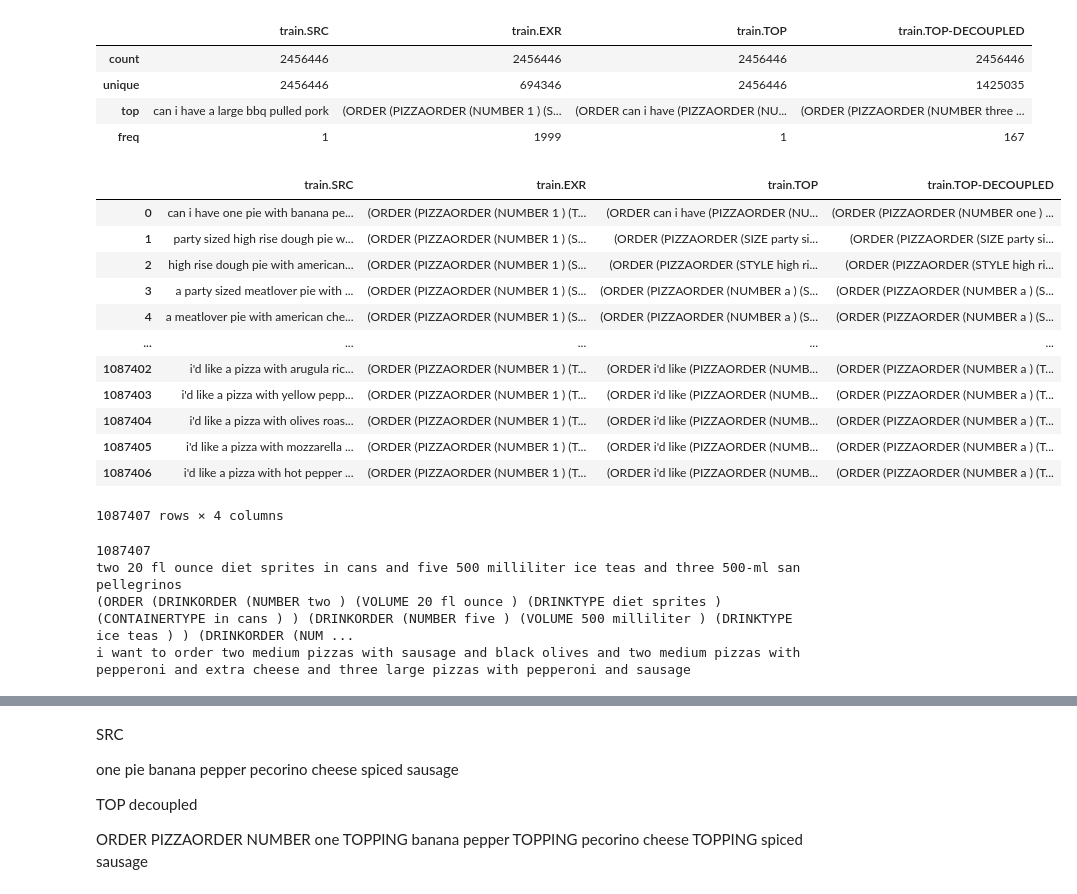
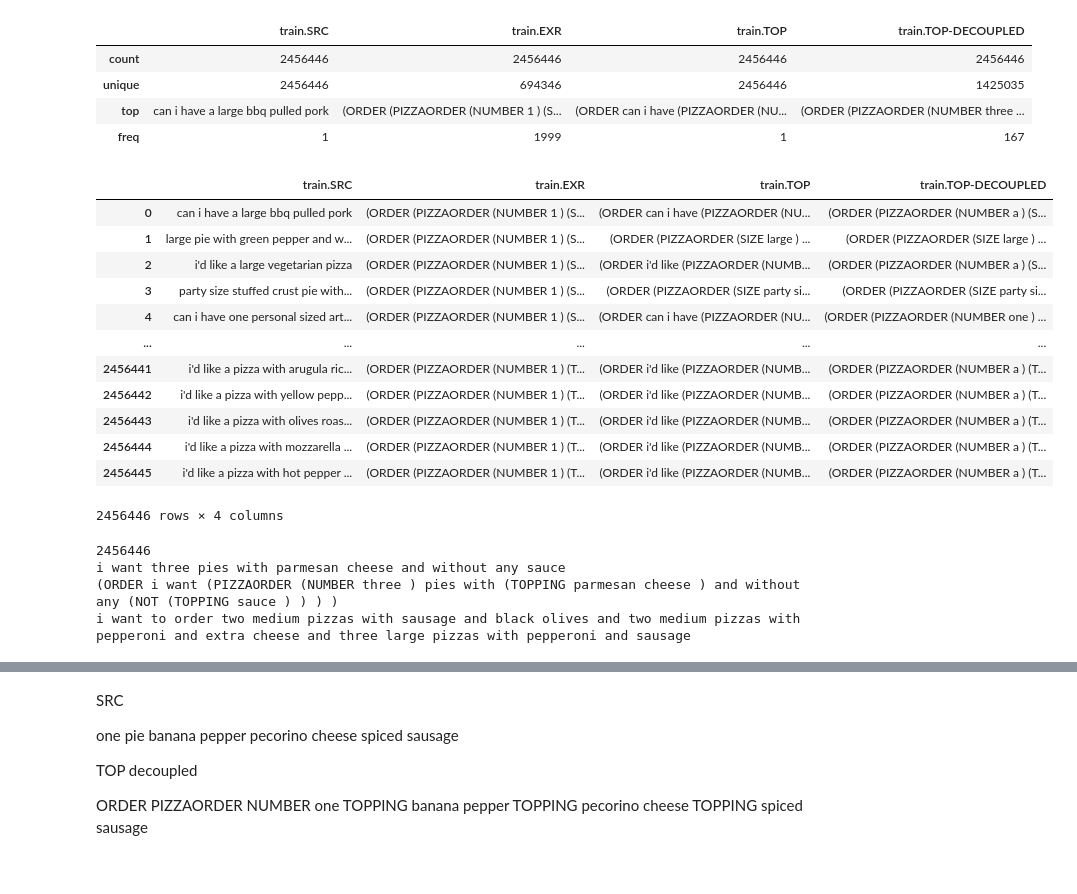
Before and after one commit to IbraheimTarek/NER-Project, a Jupyter notebook: notebooks/Bilstm_model.ipynb, the cells around one changed output, grey strips where cells are left out. Drawn from its saved outputs; the diff is of its cells as text; code cells hidden in the pictures.

```diff
--- a/notebooks/Bilstm_model.ipynb
+++ b/notebooks/Bilstm_model.ipynb
@@ -54,25 +54,25 @@ df.describe()
 | top | can i have a large bbq pulled pork | (ORDER (PIZZAORDER (NUMBER 1 ) (S... | (ORDER can i have (PIZZAORDER (NU... | (ORDER (PIZZAORDER (NUMBER three ... |
 | freq | 1 | 1999 | 1 | 167 |
 # %%
-unique_exr = df['train.TOP-DECOUPLED'].value_counts()[df['train.TOP-DECOUPLED'].value_counts() == 1].index
+unique_exr = df['train.TOP'].value_counts()[df['train.TOP'].value_counts() == 1].index
 
 # Filter rows where 'train.EXR' is unique
-unique_related_dataset = df[df['train.TOP-DECOUPLED'].isin(unique_exr)].reset_index(drop=True)
+unique_related_dataset = df[df['train.TOP'].isin(unique_exr)].reset_index(drop=True)
 unique_related_dataset
 # %% [output]
 |  | train.SRC | train.EXR | train.TOP | train.TOP-DECOUPLED |
-| 0 | can i have one pie with banana pe... | (ORDER (PIZZAORDER (NUMBER 1 ) (T... | (ORDER can i have (PIZZAORDER (NU... | (ORDER (PIZZAORDER (NUMBER one ) ... |
-| 1 | party sized high rise dough pie w... | (ORDER (PIZZAORDER (NUMBER 1 ) (S... | (ORDER (PIZZAORDER (SIZE party si... | (ORDER (PIZZAORDER (SIZE party si... |
-| 2 | high rise dough pie with american... | (ORDER (PIZZAORDER (NUMBER 1 ) (S... | (ORDER (PIZZAORDER (STYLE high ri... | (ORDER (PIZZAORDER (STYLE high ri... |
-| 3 | a party sized meatlover pie with ... | (ORDER (PIZZAORDER (NUMBER 1 ) (S... | (ORDER (PIZZAORDER (NUMBER a ) (S... | (ORDER (PIZZAORDER (NUMBER a ) (S... |
-| 4 | a meatlover pie with american che... | (ORDER (PIZZAORDER (NUMBER 1 ) (S... | (ORDER (PIZZAORDER (NUMBER a ) (S... | (ORDER (PIZZAORDER (NUMBER a ) (S... |
+| 0 | can i have a large bbq pulled pork | (ORDER (PIZZAORDER (NUMBER 1 ) (S... | (ORDER can i have (PIZZAORDER (NU... | (ORDER (PIZZAORDER (NUMBER a ) (S... |
+| 1 | large pie with green pepper and w... | (ORDER (PIZZAORDER (NUMBER 1 ) (S... | (ORDER (PIZZAORDER (SIZE large ) ... | (ORDER (PIZZAORDER (SIZE large ) ... |
+| 2 | i'd like a large vegetarian pizza | (ORDER (PIZZAORDER (NUMBER 1 ) (S... | (ORDER i'd like (PIZZAORDER (NUMB... | (ORDER (PIZZAORDER (NUMBER a ) (S... |
+| 3 | party size stuffed crust pie with... | (ORDER (PIZZAORDER (NUMBER 1 ) (S... | (ORDER (PIZZAORDER (SIZE party si... | (ORDER (PIZZAORDER (SIZE party si... |
+| 4 | can i have one personal sized art... | (ORDER (PIZZAORDER (NUMBER 1 ) (S... | (ORDER can i have (PIZZAORDER (NU... | (ORDER (PIZZAORDER (NUMBER one ) ... |
 | ... | ... | ... | ... | ... |
-| 1087402 | i'd like a pizza with arugula ric... | (ORDER (PIZZAORDER (NUMBER 1 ) (T... | (ORDER i'd like (PIZZAORDER (NUMB... | (ORDER (PIZZAORDER (NUMBER a ) (T... |
-| 1087403 | i'd like a pizza with yellow pepp... | (ORDER (PIZZAORDER (NUMBER 1 ) (T... | (ORDER i'd like (PIZZAORDER (NUMB... | (ORDER (PIZZAORDER (NUMBER a ) (T... |
-| 1087404 | i'd like a pizza with olives roas... | (ORDER (PIZZAORDER (NUMBER 1 ) (T... | (ORDER i'd like (PIZZAORDER (NUMB... | (ORDER (PIZZAORDER (NUMBER a ) (T... |
-| 1087405 | i'd like a pizza with mozzarella ... | (ORDER (PIZZAORDER (NUMBER 1 ) (T... | (ORDER i'd like (PIZZAORDER (NUMB... | (ORDER (PIZZAORDER (NUMBER a ) (T... |
-| 1087406 | i'd like a pizza with hot pepper ... | (ORDER (PIZZAORDER (NUMBER 1 ) (T... | (ORDER i'd like (PIZZAORDER (NUMB... | (ORDER (PIZZAORDER (NUMBER a ) (T... |
+| 2456441 | i'd like a pizza with arugula ric... | (ORDER (PIZZAORDER (NUMBER 1 ) (T... | (ORDER i'd like (PIZZAORDER (NUMB... | (ORDER (PIZZAORDER (NUMBER a ) (T... |
+| 2456442 | i'd like a pizza with yellow pepp... | (ORDER (PIZZAORDER (NUMBER 1 ) (T... | (ORDER i'd like (PIZZAORDER (NUMB... | (ORDER (PIZZAORDER (NUMBER a ) (T... |
+| 2456443 | i'd like a pizza with olives roas... | (ORDER (PIZZAORDER (NUMBER 1 ) (T... | (ORDER i'd like (PIZZAORDER (NUMB... | (ORDER (PIZZAORDER (NUMBER a ) (T... |
+| 2456444 | i'd like a pizza with mozzarella ... | (ORDER (PIZZAORDER (NUMBER 1 ) (T... | (ORDER i'd like (PIZZAORDER (NUMB... | (ORDER (PIZZAORDER (NUMBER a ) (T... |
+| 2456445 | i'd like a pizza with hot pepper ... | (ORDER (PIZZAORDER (NUMBER 1 ) (T... | (ORDER i'd like (PIZZAORDER (NUMB... | (ORDER (PIZZAORDER (NUMBER a ) (T... |
-1087407 rows × 4 columns
+2456446 rows × 4 columns
 # %%
 #unique_patterns = df['train.EXR'].value_counts()
 # # Subset the DataFrame for rows with unique values
@@ -85,7 +85,7 @@ unique_related_dataset
 # unique_related_dataset
 # %%
 X_train = unique_related_dataset['train.SRC']
-y_train = unique_related_dataset['train.TOP-DECOUPLED']
+y_train = unique_related_dataset['train.TOP']
 X_test = dev['dev.SRC']
 y_test = dev['dev.TOP']
 print(len(unique_related_dataset))
@@ -93,9 +93,9 @@ print(X_train[476368])
 print(y_train[476368])
 print(dev['dev.SRC'][0])
 # %% [output]
-1087407
-two 20 fl ounce diet sprites in cans and five 500 milliliter ice teas and three 500-ml san pellegrinos
-(ORDER (DRINKORDER (NUMBER two ) (VOLUME 20 fl ounce ) (DRINKTYPE diet sprites ) (CONTAINERTYPE in cans ) ) (DRINKORDER (NUMBER five ) (VOLUME 500 milliliter ) (DRINKTYPE ice teas ) ) (DRINKORDER (NUM ...
+2456446
+i want three pies with parmesan cheese and without any sauce
+(ORDER i want (PIZZAORDER (NUMBER three ) pies with (TOPPING parmesan cheese ) and without any (NOT (TOPPING sauce ) ) ) )
 i want to order two medium pizzas with sausage and black olives and two medium pizzas with pepperoni and extra cheese and three large pizzas with pepperoni and sausage
 # %%
 import sys
```
Also changed, not shown: parts of 14 cells of this notebook, 1 other file.
